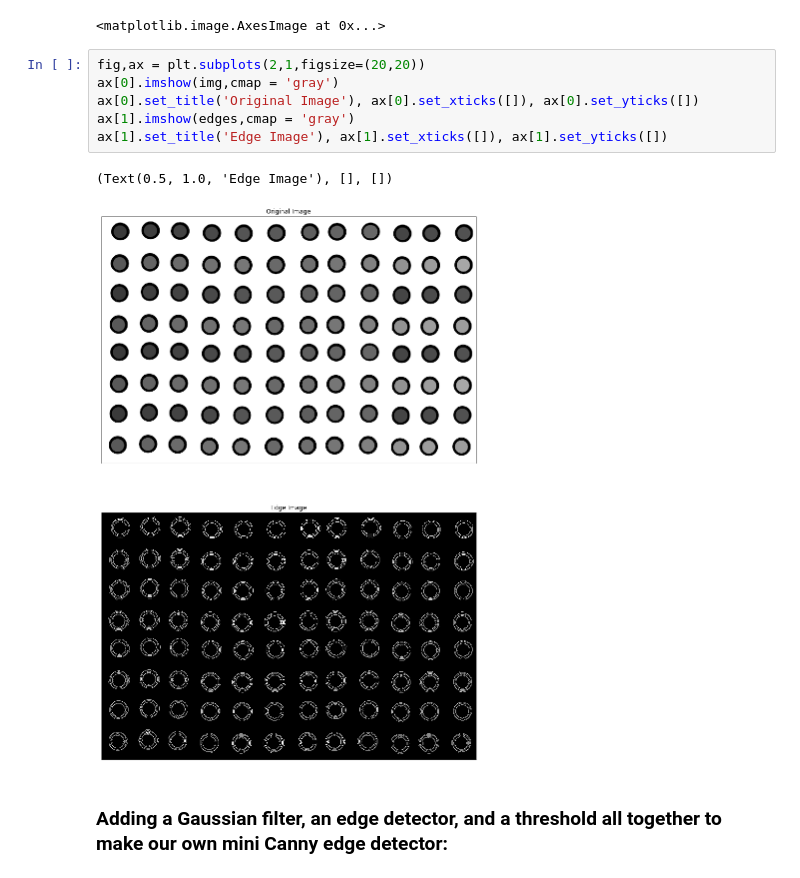
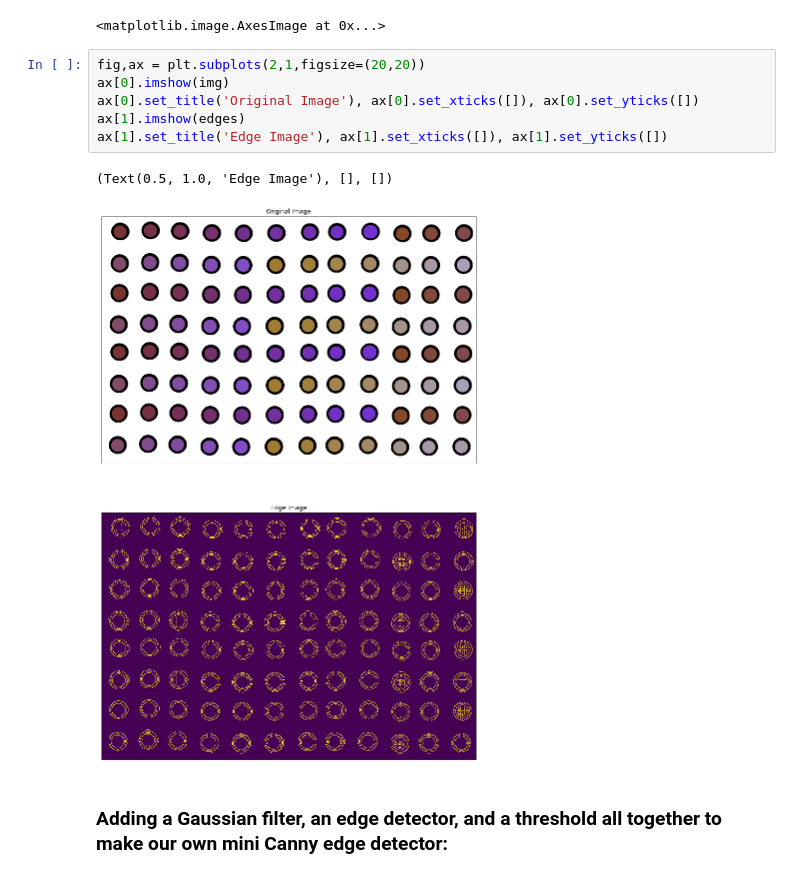
Before and after one commit to jrodguez/musical-robot, a Jupyter notebook: examples/Edge detection.ipynb, the cells around one changed output. Drawn from its saved outputs; the diff is of its cells as text.

```diff
--- a/examples/Edge detection.ipynb
+++ b/examples/Edge detection.ipynb
@@ -26,13 +26,13 @@ image
 <matplotlib.image.AxesImage at 0x...>
 # %%
 fig,ax = plt.subplots(2,1,figsize=(20,20))
-ax[0].imshow(img,cmap = 'gray')
+ax[0].imshow(img)
 ax[0].set_title('Original Image'), ax[0].set_xticks([]), ax[0].set_yticks([])
-ax[1].imshow(edges,cmap = 'gray')
+ax[1].imshow(edges)
 ax[1].set_title('Edge Image'), ax[1].set_xticks([]), ax[1].set_yticks([])
 # %% [output]
 (Text(0.5, 1.0, 'Edge Image'), [], [])
-[figure, old version]
+[figure, new version]
 # %% [markdown]
  ### Adding a Gaussian filter, an edge detector, and a threshold all together to make our own mini Canny edge detector:
 # %%
```
Also changed, not shown: parts of 2 cells of this notebook, 8 other files.
